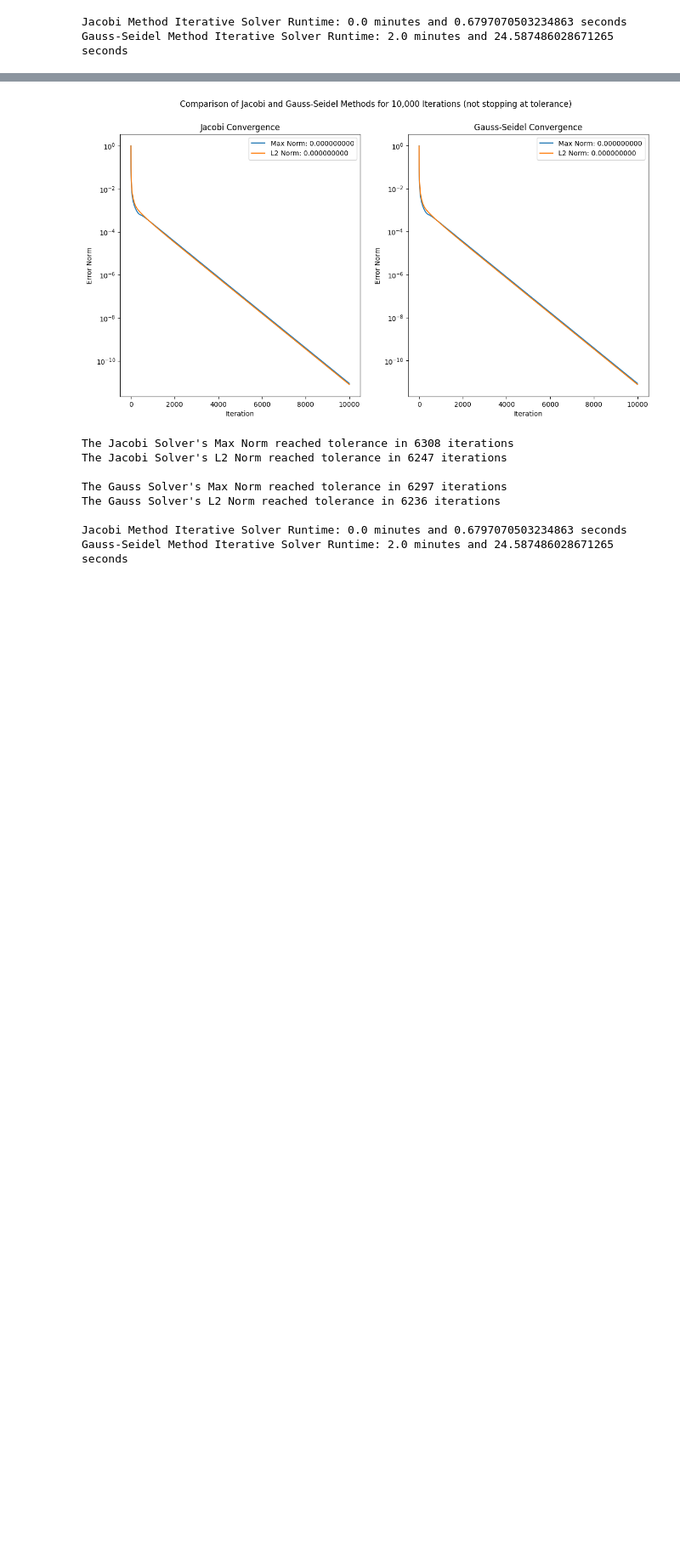
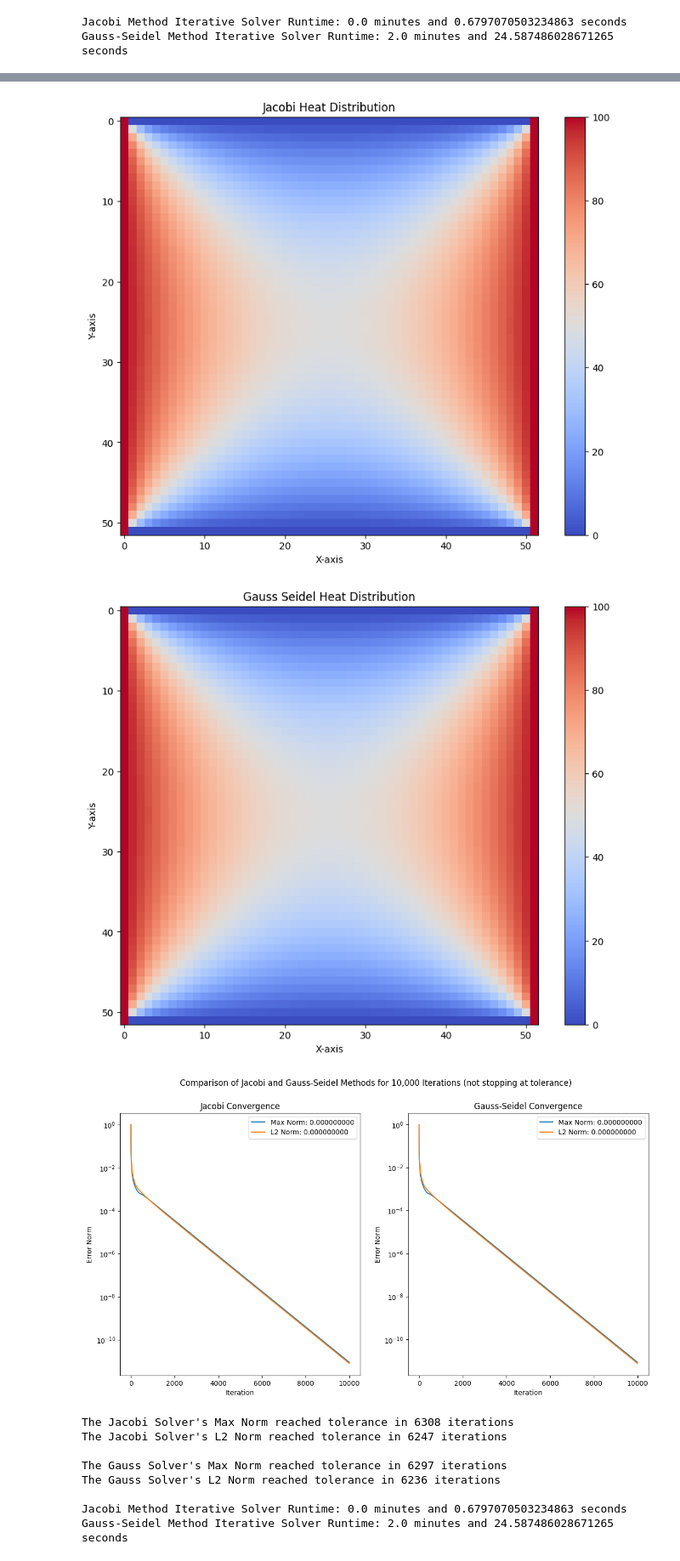
Before and after one commit to RaymondGarcia1107/MAS4107Opt1, a Jupyter notebook: JacobiLossTesting.ipynb, the cells around one changed output, grey strips where cells are left out. Shown: that part at 85% size. Drawn from its saved outputs; the diff is of its cells as text; code cells hidden in the pictures; blank space fills up the shorter version.

Commit message:
Jacobi Method Test/Gauss-Seidel Comparison

```diff
--- a/JacobiLossTesting.ipynb
+++ b/JacobiLossTesting.ipynb
@@ -33,3 +33,9 @@ Gauss-Seidel Method Iterative Solver Runtime: 2.0 minutes and 24.587486028671265
+# %%
+A.visualizeHeatDistribution(x_jacobi, title = 'Jacobi Heat Distribution')
+A.visualizeHeatDistribution(x_gauss, title = 'Gauss Seidel Heat Distribution')
+# %% [output]
+[figure, added]
+[figure, added]
 # %%
 # Plotting the results
 plt.figure(figsize=(14, 7))
```
Also changed, not shown: parts of 2 cells of this notebook.
